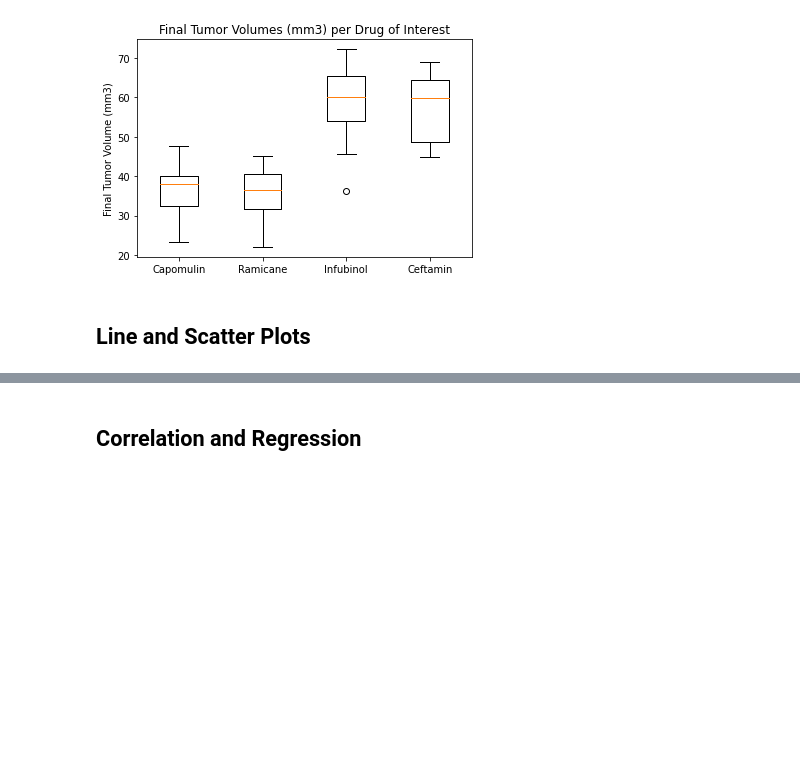
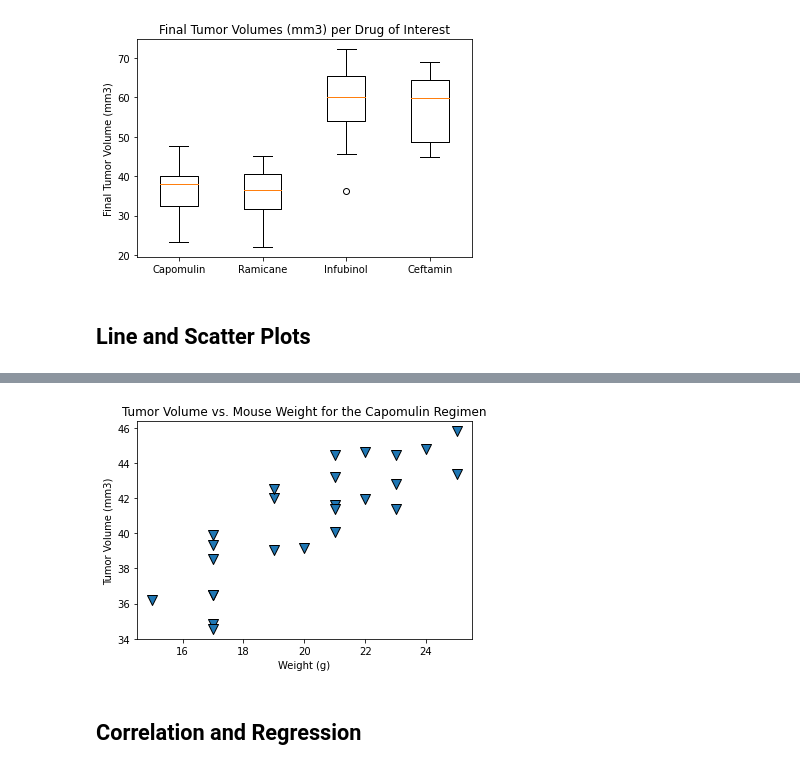
Before and after one commit to eldridgesje/matplotlib-challenge, a Jupyter notebook: Pymaceuticals/pymaceuticals_starter.ipynb, the cells around one changed output, grey strips where cells are left out. Drawn from its saved outputs; the diff is of its cells as text; code cells hidden in the pictures; blank space fills up the shorter version.

```diff
--- a/Pymaceuticals/pymaceuticals_starter.ipynb
+++ b/Pymaceuticals/pymaceuticals_starter.ipynb
@@ -323,2 +284,16 @@ plt.show()
+# %%
+# Generate a scatter plot of average tumor volume vs. mouse weight for the Capomulin regimen
+
+capData = clean_df.loc[clean_df["Drug Regimen"] == "Capomulin"]
+
+capAverage = pd.DataFrame(capData.groupby("Mouse ID").mean())
+
+capAverage.plot.scatter(x="Weight (g)", y="Tumor Volume (mm3)",
+                        title = "Tumor Volume vs. Mouse Weight for the Capomulin Regimen",
+                       s = 100, marker="v", edgecolors="black")
+
+plt.show()
+# %% [output]
+[figure, added]
 # %% [markdown]
 ## Correlation and Regression
```
Also changed, not shown: parts of 6 cells of this notebook.
